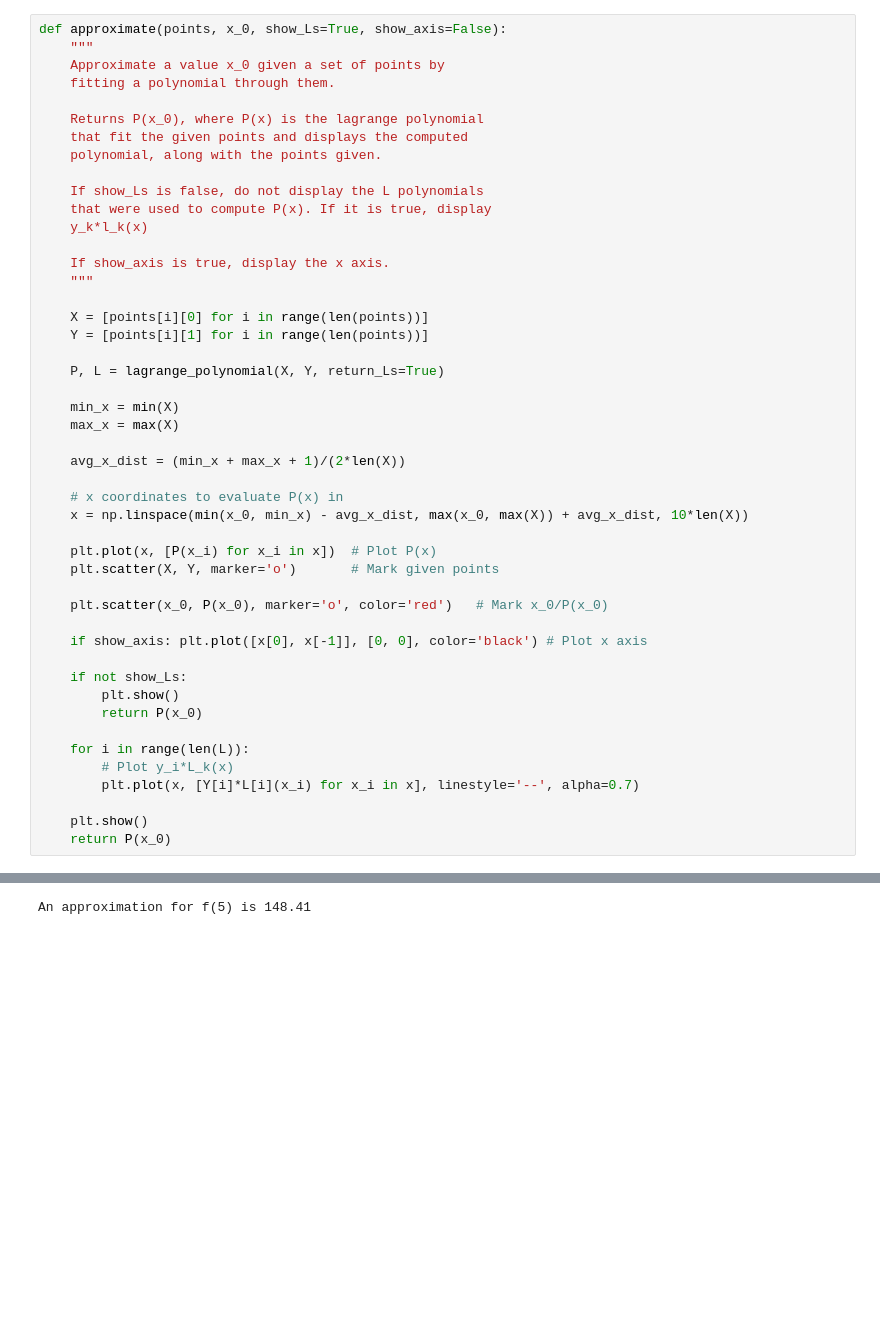
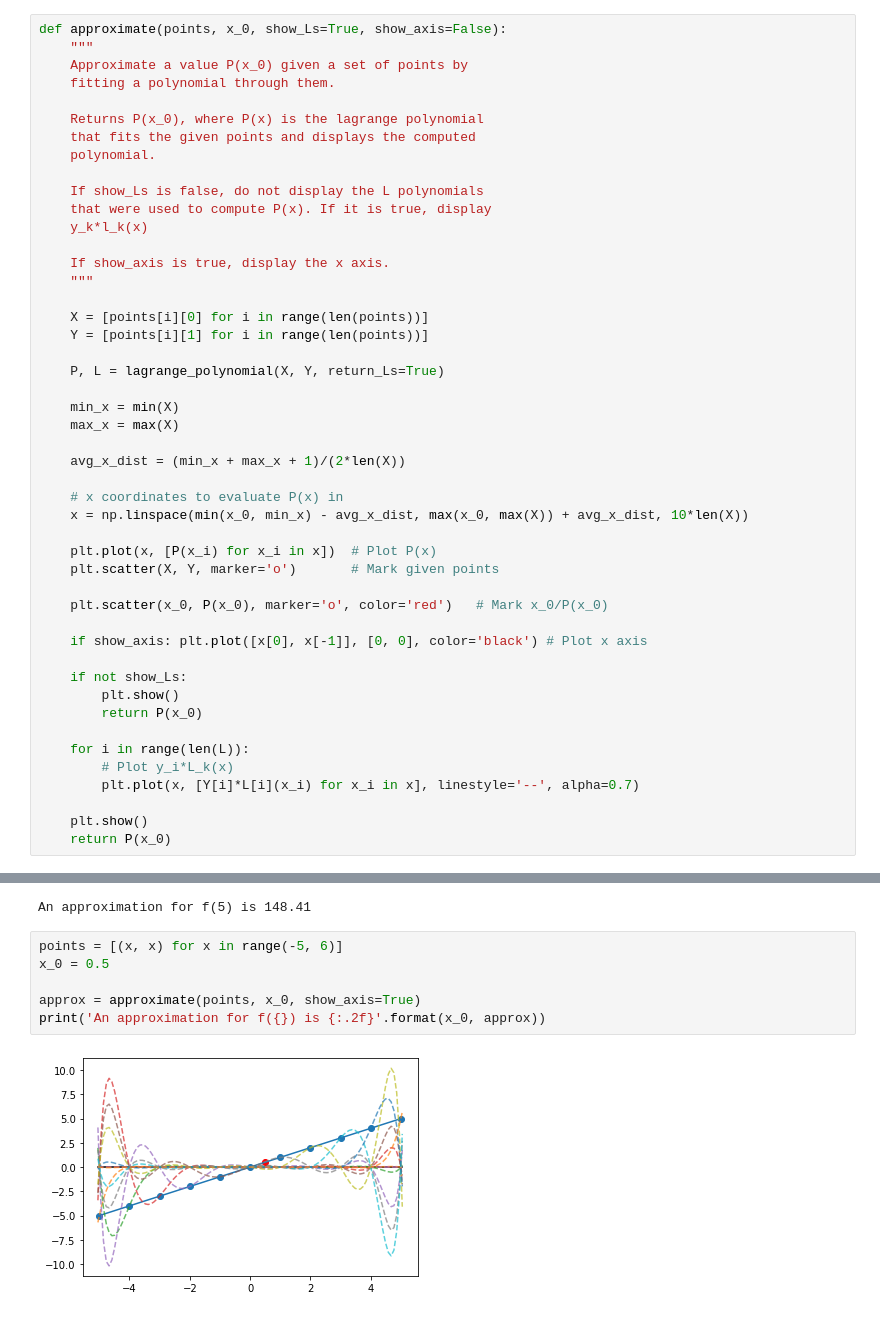
Before and after one commit to Vernalhav/numerical_analysis, a Jupyter notebook: numerico_aplicacoes.ipynb, the cells around one changed output, grey strips where cells are left out. Cells and saved outputs as stored; diff of their text form; blank space fills up the shorter version.

```diff
--- a/numerico_aplicacoes.ipynb
+++ b/numerico_aplicacoes.ipynb
@@ -86,12 +244,12 @@ def lagrange_polynomial(X, Y, return_Ls=False):
 # %%
 def approximate(points, x_0, show_Ls=True, show_axis=False):
     """
-    Approximate a value x_0 given a set of points by
+    Approximate a value P(x_0) given a set of points by
     fitting a polynomial through them.
 
     Returns P(x_0), where P(x) is the lagrange polynomial
-    that fit the given points and displays the computed
-    polynomial, along with the points given.
+    that fits the given points and displays the computed
+    polynomial.
 
     If show_Ls is false, do not display the L polynomials
     that were used to compute P(x). If it is true, display
@@ -159,3 +317,11 @@ print('An approximation for f({}) is {:.2f}'.format(x_0, approx))
 # %% [output]
 [figure]
 An approximation for f(5) is 148.41
+# %%
+points = [(x, x) for x in range(-5, 6)]
+x_0 = 0.5
+
+approx = approximate(points, x_0, show_axis=True)
+print('An approximation for f({}) is {:.2f}'.format(x_0, approx))
+# %% [output]
+[figure, added]
```
Also changed, not shown: parts of 22 cells of this notebook.
